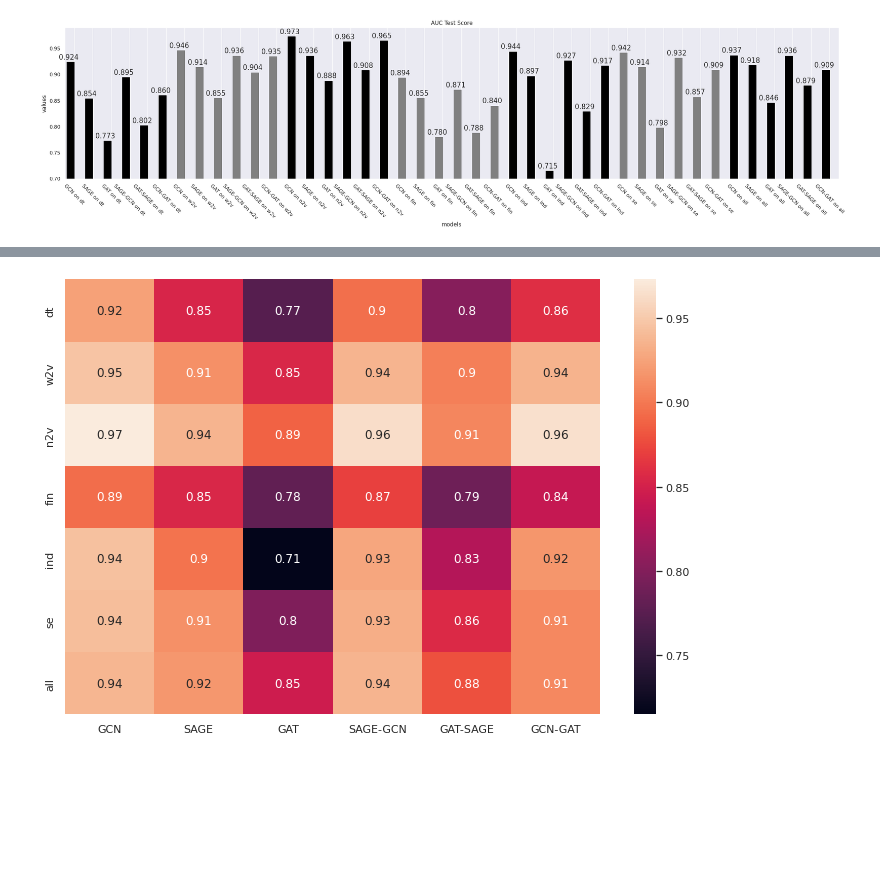
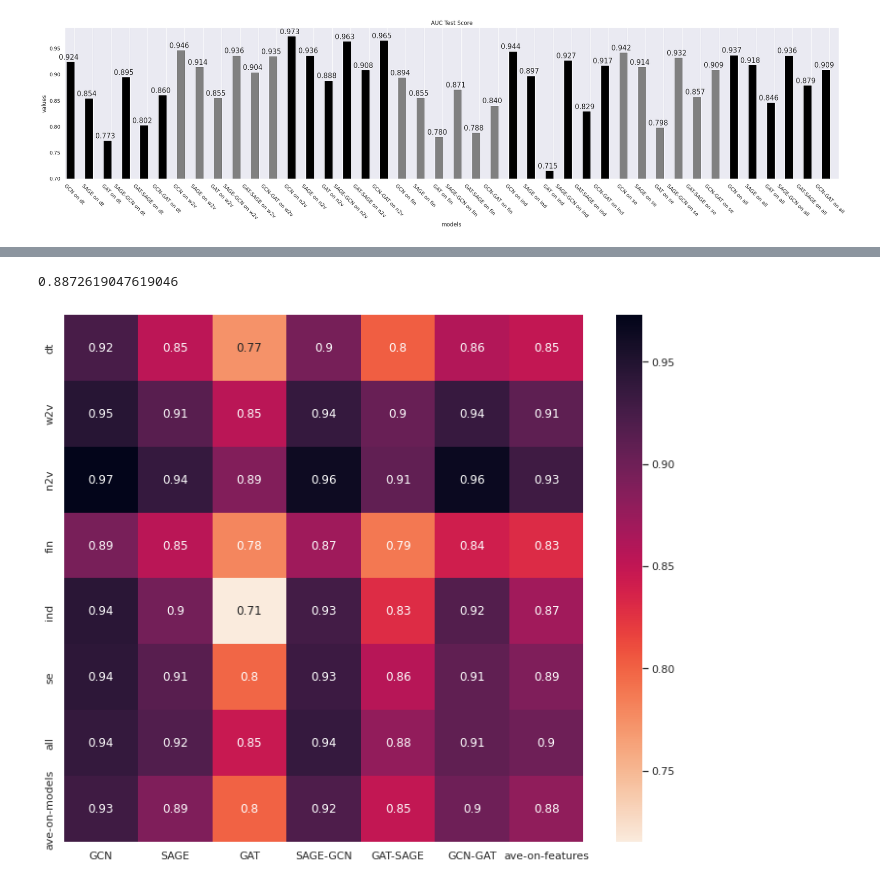
Before and after one commit to sinaziaee/DComG, a Jupyter notebook: model_feature_comparison.ipynb, the cells around one changed output, grey strips where cells are left out. Drawn from its saved outputs; the diff is of its cells as text; code cells hidden in the pictures; blank space fills up the shorter version.

```diff
--- a/model_feature_comparison.ipynb
+++ b/model_feature_comparison.ipynb
@@ -323,6 +399,4 @@ plotter(scores, method_names, colors)
 # %%
-import seaborn as sns; sns.set_theme()
-
 heat_scores = [[0.924, 0.854, 0.773, 0.895, 0.802, 0.860],
 [0.946, 0.914, 0.855, 0.936, 0.904, 0.935],
 [0.973, 0.936, 0.888, 0.963, 0.908, 0.965],
@@ -331,11 +405,34 @@ heat_scores = [[0.924, 0.854, 0.773, 0.895, 0.802, 0.860],
 [0.942, 0.914, 0.798, 0.932, 0.857, 0.909],
 [0.937, 0.918, 0.846, 0.936, 0.879, 0.909]]
 
-
-plt.figure(figsize=(12, 8))
-ax = sns.heatmap(heat_scores, annot=True)
-ax.set_xticklabels(model_names)
-ax.set_yticklabels(feature_names)
-plt.show()
+sum = 0
+for i in range(len(heat_scores)):
+    for j in range(len(heat_scores[0])):
+        sum += heat_scores[i][j]
+print(sum / 42)
 # %% [output]
-[figure, removed]
+0.8872619047619046
+# %%
+model_names = ['GCN', 'SAGE', 'GAT', 'SAGE-GCN', 'GAT-SAGE', 'GCN-GAT', 'ave-on-features']
+m_names = model_names[:]
+feature_names = ['dt', 'w2v', 'n2v', 'fin', 'ind', 'se', 'all', 'ave-on-models']
+f_names = feature_names[:]
+
+heat_scores = [[0.924, 0.854, 0.773, 0.895, 0.802, 0.860, 0.85],
+[0.946, 0.914, 0.855, 0.936, 0.904, 0.935, 0.91],
+[0.973, 0.936, 0.888, 0.963, 0.908, 0.965, 0.93],
+[0.894, 0.855, 0.780, 0.871, 0.788, 0.840, 0.83],
+[0.944, 0.897, 0.715, 0.927, 0.829, 0.917, 0.87],
+[0.942, 0.914, 0.798, 0.932, 0.857, 0.909, 0.89],
+[0.937, 0.918, 0.846, 0.936, 0.879, 0.909, 0.90],
+[0.93,  0.89,  0.80,  0.92,  0.85,  0.90,  0.88]]
+
+cmap = sns.cm.rocket_r
+
+plt.figure(figsize=(12, 10))
+ax = sns.heatmap(heat_scores, annot=True, cmap=cmap)
+ax.set_xticklabels(m_names)
+ax.set_yticklabels(f_names)
+plt.show()
+# %% [output]
+[figure, added]
```
Also changed, not shown: parts of 2 cells of this notebook.
